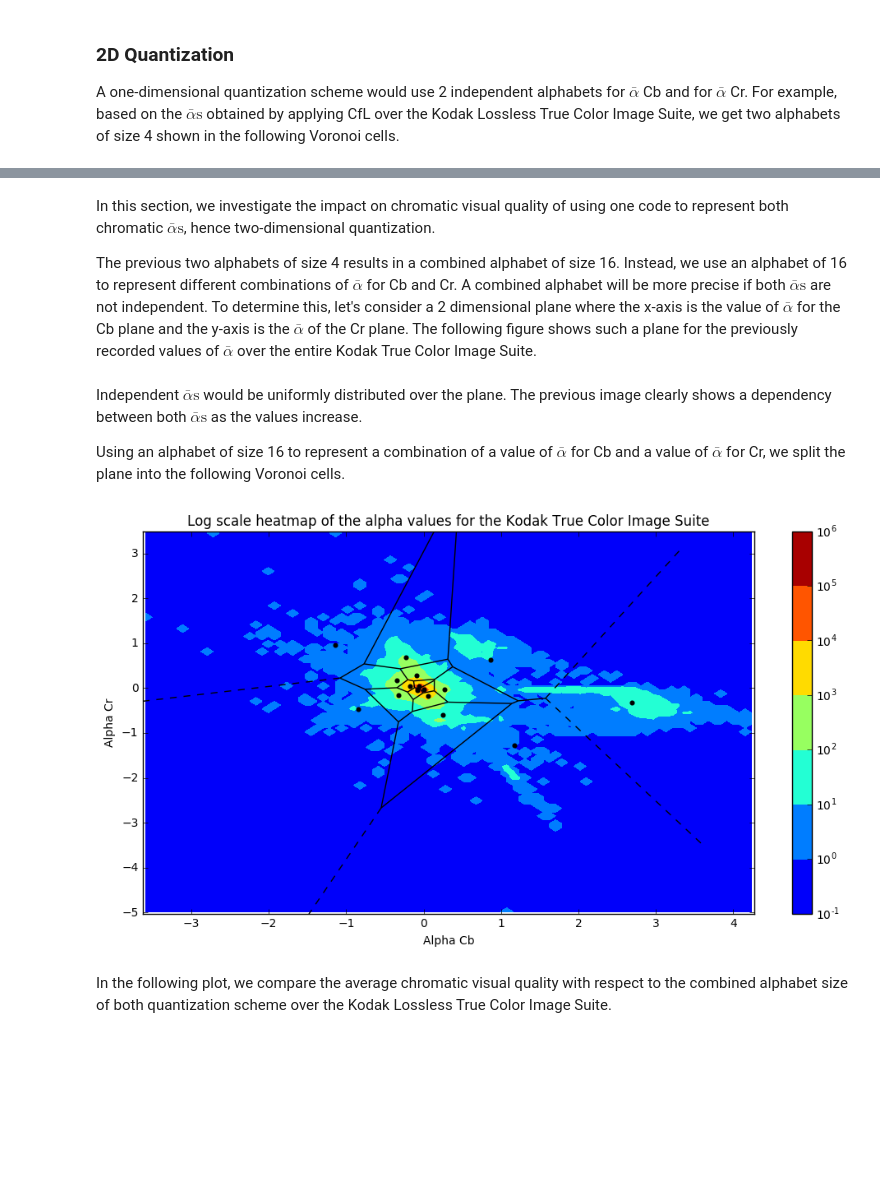
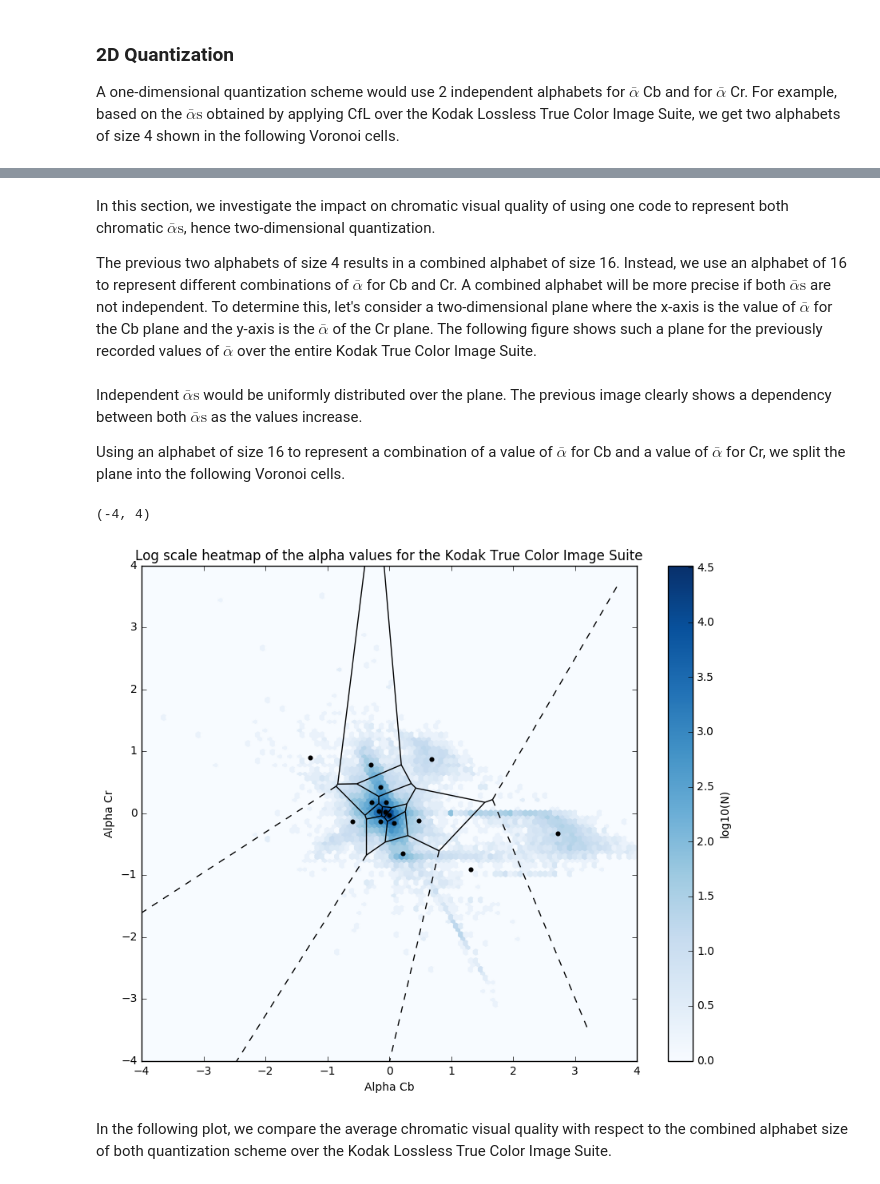
Before and after one commit to luctrudeau/VideoExperiments, a Jupyter notebook: cfl/gain/Chroma from Luma (CfL).ipynb, the cells around one changed output, grey strips where cells are left out. Cells and saved outputs as stored; diff of their text form; code cells hidden in the pictures; blank space fills up the shorter version.

```diff
--- a/cfl/gain/Chroma from Luma (CfL).ipynb
+++ b/cfl/gain/Chroma from Luma (CfL).ipynb
@@ -478,13 +478,17 @@ It is important to notice that using only an alphabet of 3 $\bar{\alpha}\text{s}
 A one-dimensional quantization scheme would use 2 independent alphabets for $\bar{\alpha}$ Cb and for $\bar{\alpha}$ Cr. For example, based on the $\bar{\alpha}\text{s}$ obtained by applying CfL over the Kodak Lossless True Color Image Suite, we get two alphabets of size 4 shown in the following Voronoi cells.
 # %%
 from matplotlib import colors, ticker, cm
-heatmap, xedges, yedges = np.histogram2d(alphas_cb, alphas_cr, bins=100)
-extent = [xedges[0], xedges[-1], yedges[0], yedges[-1]]
 
-plt.figure(figsize=(12,6))
+plt.figure(figsize=(10,8))
+plt.gca().set_xlim([-4, 4])
+plt.gca().set_ylim([-4, 4])
+plt.hexbin(alphas_cb, alphas_cr, bins='log', cmap='Blues', extent=[-4, 4, -4, 4])
 plt.xlabel("Alpha Cb")
 plt.ylabel("Alpha Cr")
-plt.contourf(heatmap.T + 1, extent=extent, origin='lower', locator=ticker.LogLocator())
+
+
 plt.title("Log scale heatmap of the alpha values for the Kodak True Color Image Suite");
-plt.colorbar();
+cb = plt.colorbar();
+cb.set_label('log10(N)')
+plt.show()
 # %% [output]
@@ -512,7 +519,7 @@ plt.title(("1D Quantization of Alpha Cb and Alpha Cr\n 16 Codes (4 codes for Cb
 # %% [markdown]
 In this section, we investigate the impact on chromatic visual quality of using one code to represent both chromatic $\bar{\alpha}\text{s}$, hence two-dimensional quantization.
 
-The previous two alphabets of size 4 results in a combined alphabet of size 16. Instead, we use an alphabet of 16 to represent different combinations of $\bar{\alpha}$ for Cb and Cr. A combined alphabet will be more precise if both $\bar{\alpha}\text{s}$ are not independent. To determine this, let's consider a 2 dimensional plane where the x-axis is the value of $\bar{\alpha}$ for the Cb plane and the y-axis is the $\bar{\alpha}$ of the Cr plane. The following figure shows such a plane for the previously recorded values of $\bar{\alpha}$ over the entire Kodak True Color Image Suite.
+The previous two alphabets of size 4 results in a combined alphabet of size 16. Instead, we use an alphabet of 16 to represent different combinations of $\bar{\alpha}$ for Cb and Cr. A combined alphabet will be more precise if both $\bar{\alpha}\text{s}$ are not independent. To determine this, let's consider a two-dimensional plane where the x-axis is the value of $\bar{\alpha}$ for the Cb plane and the y-axis is the $\bar{\alpha}$ of the Cr plane. The following figure shows such a plane for the previously recorded values of $\bar{\alpha}$ over the entire Kodak True Color Image Suite.
 # %% [markdown]
 Independent $\bar{\alpha}\text{s}$ would be uniformly distributed over the plane. The previous image clearly shows a dependency between both $\bar{\alpha}\text{s}$ as the values increase.
 
@@ -520,22 +527,30 @@ Using an alphabet of size 16 to represent a combination of a value of $\bar{\alp
 # %%
 a = np.column_stack((alphas_cb, alphas_cr))
 
 centers, label = kmeans2(a, 16)
 vor2D = Voronoi(centers)
 
-plt.figure(figsize=(12,6))
+plt.figure(figsize=(10,8))
+
+plt.hexbin(alphas_cb, alphas_cr, bins='log', cmap='Blues', extent=[-4, 4, -4, 4])
 plt.xlabel("Alpha Cb")
 plt.ylabel("Alpha Cr")
-plt.contourf(heatmap.T + 1, extent=extent, origin='lower', locator=ticker.LogLocator())
+
+
 plt.title("Log scale heatmap of the alpha values for the Kodak True Color Image Suite")
-plt.colorbar();
+cb = plt.colorbar();
+cb.set_label('log10(N)')
 
 voronoi_plot_2d(vor2D, ax=plt.gca(), show_points=False, show_vertices=False)
 plt.gca().set_xlim([xedges[0], xedges[-1]])
 plt.gca().set_ylim([yedges[0], yedges[-1]])
 plt.scatter(centers[:,0], centers[:,1], c='black', marker='.', s=45);
+
+plt.gca().set_xlim([-4, 4])
+plt.gca().set_ylim([-4, 4])
 # %% [output]
+(-4, 4)
-[figure, old version]
+[figure, new version]
 # %% [markdown]
 In the following plot, we compare the average chromatic visual quality with respect to the combined alphabet size of both quantization scheme over the Kodak Lossless True Color Image Suite.
 # %%
```
Also changed, not shown: parts of 6 cells of this notebook.
